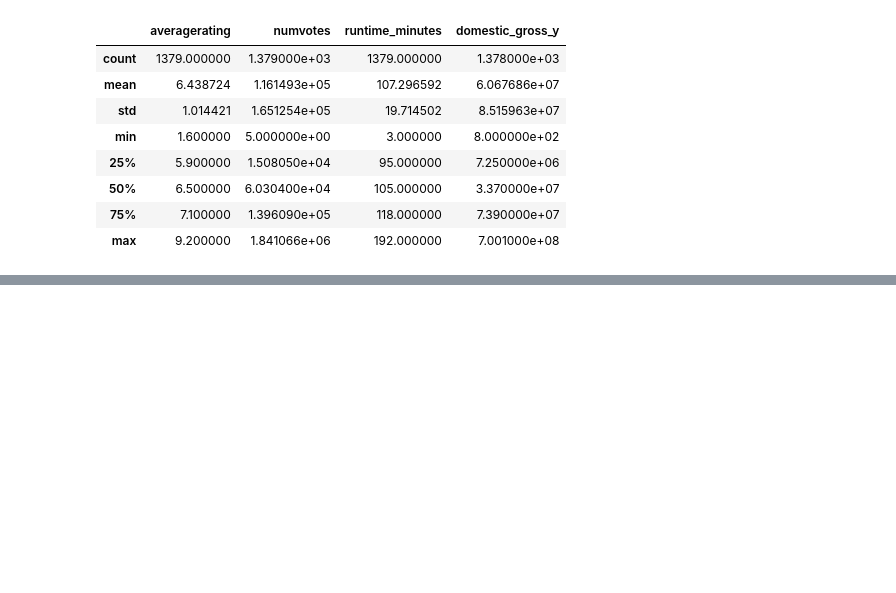
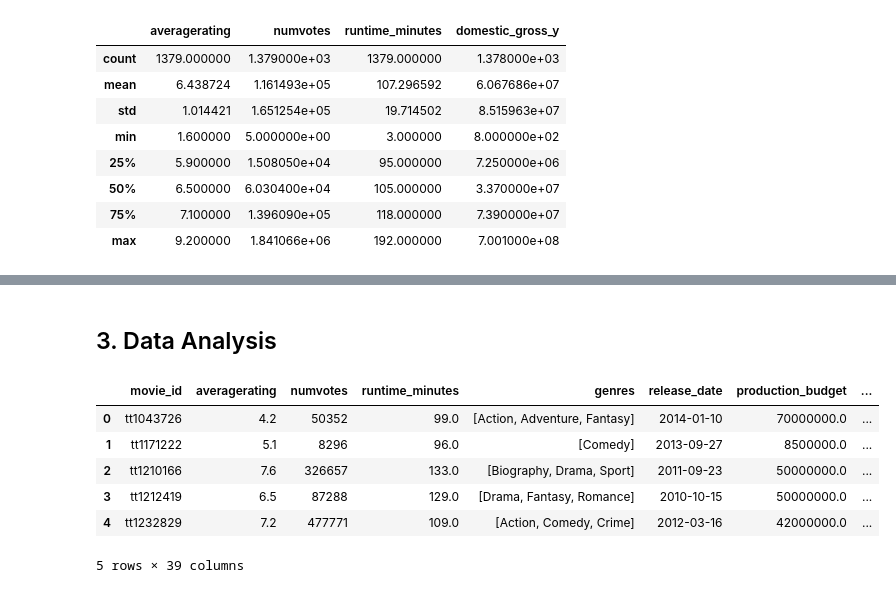
Before and after one commit to Kissienya/group-2-phase-2-moringa-project, a Jupyter notebook: student.ipynb, the cells around one changed output, grey strips where cells are left out. Saved outputs shown, nothing was run; the diff lists cells and outputs as text; code cells hidden in the pictures; blank space fills up the shorter version.

```diff
--- a/student.ipynb
+++ b/student.ipynb
@@ -271,0 +440,21 @@ merged_df.describe()
+# %%
+# Split the comma-separated string into lists
+merged_df["genres"] = (
+    merged_df["genres"]
+             .str.split(",")          # "Action,Comedy" → ["Action", "Comedy"]
+             .apply(lambda lst: [g.strip() for g in lst])  # trim whitespace
+)
+
+# Create binary (dummy) columns for each genre
+mlb = MultiLabelBinarizer()
+genre_dummies = pd.DataFrame(
+    mlb.fit_transform(merged_df["genres"]),
+    columns=mlb.classes_,
+    index=merged_df.index
+)
+
+# Join back to original DataFrame
+merged_df = merged_df.join(genre_dummies)
+
+# Optional: inspect the result
+print(merged_df.iloc[:5, :10])  # first 5 rows, first
@@ -271,0 +502,12 @@ merged_df.describe()
+# %% [markdown]
+## 3. Data Analysis
+# %%
+merged_df.head()
+# %% [output]
+|  | movie_id | averagerating | numvotes | runtime_minutes | genres | release_date | production_budget | ... |
+| 0 | tt1043726 | 4.2 | 50352 | 99.0 | [Action, Adventure, Fantasy] | 2014-01-10 | 70000000.0 | ... |
+| 1 | tt1171222 | 5.1 | 8296 | 96.0 | [Comedy] | 2013-09-27 | 8500000.0 | ... |
+| 2 | tt1210166 | 7.6 | 326657 | 133.0 | [Biography, Drama, Sport] | 2011-09-23 | 50000000.0 | ... |
+| 3 | tt1212419 | 6.5 | 87288 | 129.0 | [Drama, Fantasy, Romance] | 2010-10-15 | 50000000.0 | ... |
+| 4 | tt1232829 | 7.2 | 477771 | 109.0 | [Action, Comedy, Crime] | 2012-03-16 | 42000000.0 | ... |
+5 rows × 39 columns
```
Also changed, not shown: parts of 16 cells of this notebook.
